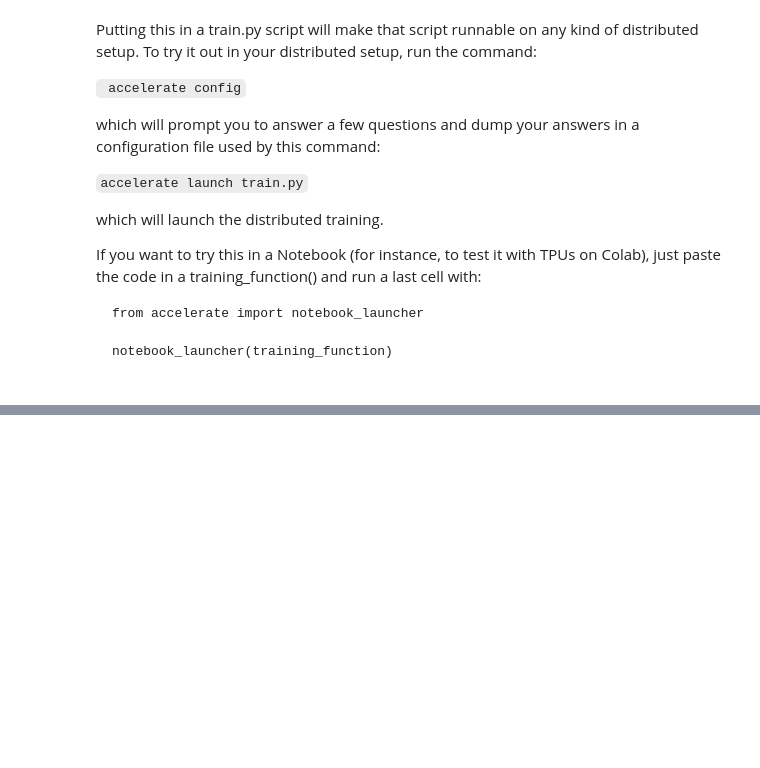
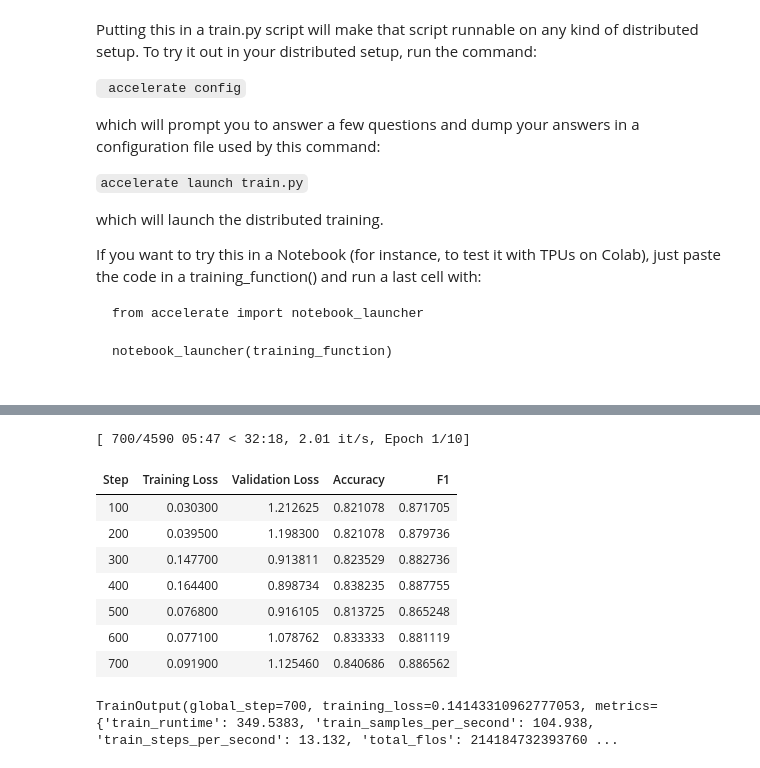
Before and after one commit to Rendezvous97/HF-LLMs, a Jupyter notebook: CH10_Training_w_Pytorch.ipynb, the cells around one changed output, grey strips where cells are left out. Cells and saved outputs as stored; diff of their text form; code cells hidden in the pictures; blank space fills up the shorter version.

```diff
--- a/CH10_Training_w_Pytorch.ipynb
+++ b/CH10_Training_w_Pytorch.ipynb
@@ -233,0 +275,9 @@ notebook_launcher(training_function)
+# %%
+import evaluate
+import numpy as np
+
+def compute_metrics(eval_preds):
+    metric = evaluate.load("glue", "mrpc")
+    logits, labels = eval_preds
+    predictions = np.argmax(logits, axis=-1)
+    return metric.compute(predictions=predictions, references=labels)
@@ -233,0 +415,44 @@ notebook_launcher(training_function)
+# %%
+# Example of detecting overfitting with early stopping
+from transformers import EarlyStoppingCallback
+import wandb
+
+
+training_args = TrainingArguments(
+    output_dir="./models",
+    eval_strategy="steps",
+    eval_steps=100,
+    save_strategy="steps",
+    save_steps=100,
+    logging_steps=10,  # Log metrics every 10 steps
+    load_best_model_at_end=True,
+    metric_for_best_model="eval_loss",
+    greater_is_better=False,
+    num_train_epochs=10,  # Set high, but we'll stop early
+    report_to="wandb",  # Send logs to Weights & Biases
+)
+
+# Add early stopping to prevent overfitting
+trainer = Trainer(
+    model=model,
+    args=training_args,
+    train_dataset=tokenized_datasets["train"],
+    eval_dataset=tokenized_datasets["validation"],
+    data_collator=data_collator,
+    processing_class=tokenizer,
+    compute_metrics=compute_metrics,
+    callbacks=[EarlyStoppingCallback(early_stopping_patience=3)],
+)
+# %%
+trainer.train()
+# %% [output]
+[ 700/4590 05:47 < 32:18, 2.01 it/s, Epoch 1/10]
+| Step | Training Loss | Validation Loss | Accuracy | F1 |
+| 100 | 0.030300 | 1.212625 | 0.821078 | 0.871705 |
+| 200 | 0.039500 | 1.198300 | 0.821078 | 0.879736 |
+| 300 | 0.147700 | 0.913811 | 0.823529 | 0.882736 |
+| 400 | 0.164400 | 0.898734 | 0.838235 | 0.887755 |
+| 500 | 0.076800 | 0.916105 | 0.813725 | 0.865248 |
+| 600 | 0.077100 | 1.078762 | 0.833333 | 0.881119 |
+| 700 | 0.091900 | 1.125460 | 0.840686 | 0.886562 |
+TrainOutput(global_step=700, training_loss=0.14143310962777053, metrics={'train_runtime': 349.5383, 'train_samples_per_second': 104.938, 'train_steps_per_second': 13.132, 'total_flos': 214184732393760 ...
```
Also changed, not shown: parts of 25 cells of this notebook, 13 other files.
